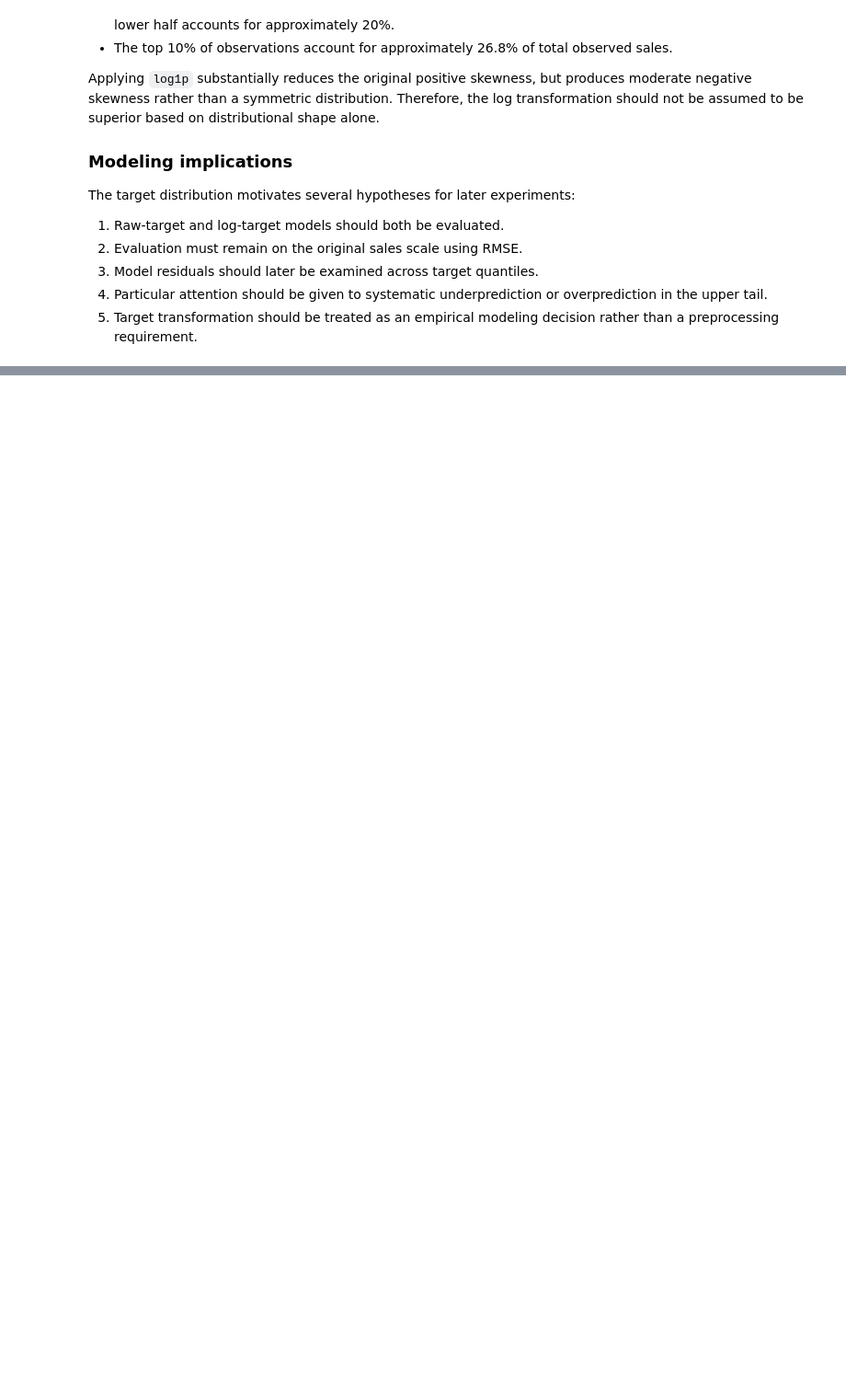
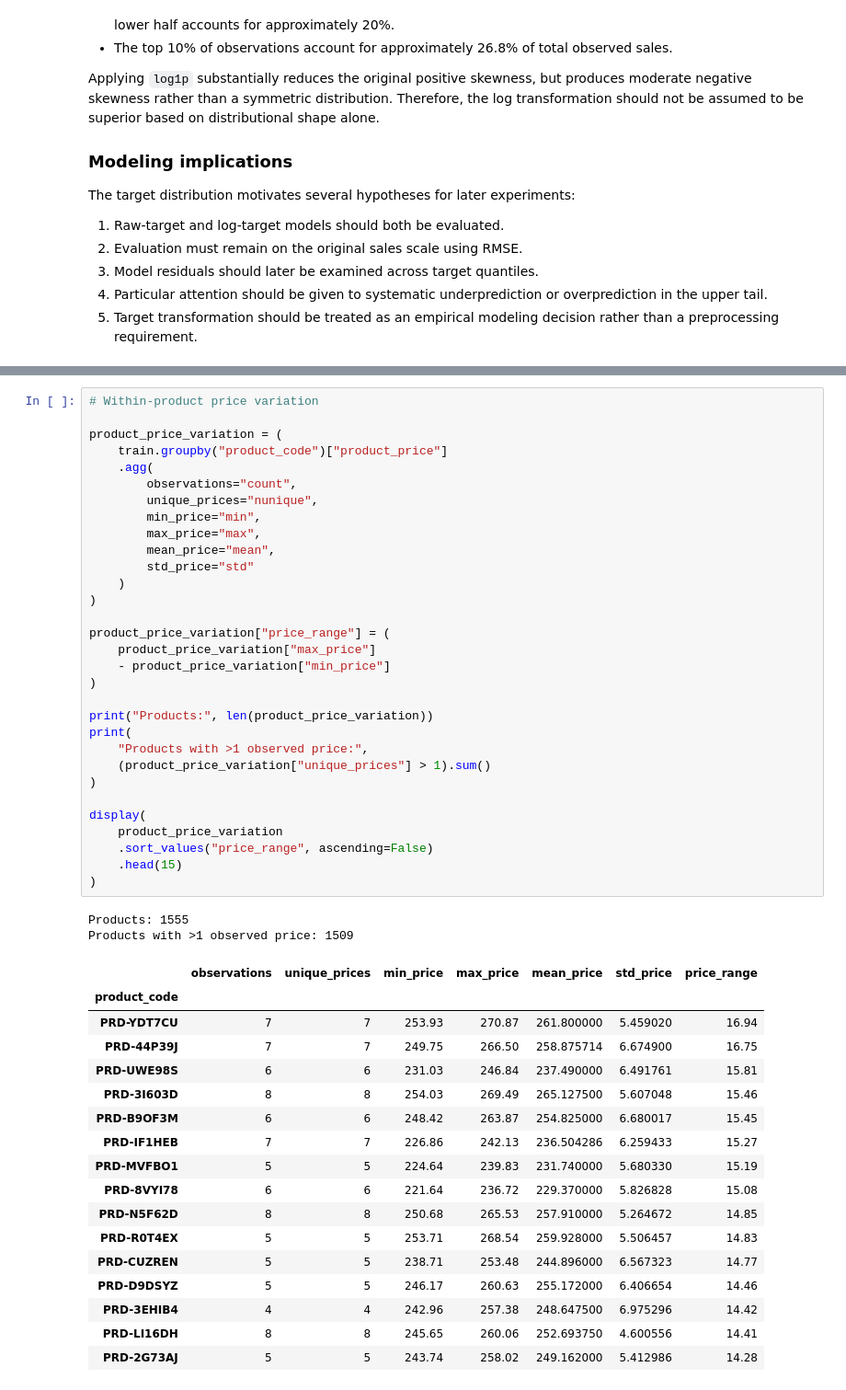
Before and after one commit to Successdada/DSN-26, a Jupyter notebook: Notebooks/data_audit.ipynb, the cells around one changed output, grey strips where cells are left out. Shown at 92% size. Saved outputs shown, nothing was run; the diff lists cells and outputs as text; blank space fills up the shorter version.

```diff
--- a/Notebooks/data_audit.ipynb
+++ b/Notebooks/data_audit.ipynb
@@ -2258,0 +2159,51 @@ display(fat_category_distribution)
+# %%
+# Within-product price variation
+
+product_price_variation = (
+    train.groupby("product_code")["product_price"]
+    .agg(
+        observations="count",
+        unique_prices="nunique",
+        min_price="min",
+        max_price="max",
+        mean_price="mean",
+        std_price="std"
+    )
+)
+
+product_price_variation["price_range"] = (
+    product_price_variation["max_price"]
+    - product_price_variation["min_price"]
+)
+
+print("Products:", len(product_price_variation))
+print(
+    "Products with >1 observed price:",
+    (product_price_variation["unique_prices"] > 1).sum()
+)
+
+display(
+    product_price_variation
+    .sort_values("price_range", ascending=False)
+    .head(15)
+)
+# %% [output]
+Products: 1555
+Products with >1 observed price: 1509
+|  | observations | unique_prices | min_price | max_price | mean_price | std_price | price_range |
+| product_code |  |  |  |  |  |  |  |
+| PRD-YDT7CU | 7 | 7 | 253.93 | 270.87 | 261.800000 | 5.459020 | 16.94 |
+| PRD-44P39J | 7 | 7 | 249.75 | 266.50 | 258.875714 | 6.674900 | 16.75 |
+| PRD-UWE98S | 6 | 6 | 231.03 | 246.84 | 237.490000 | 6.491761 | 15.81 |
+| PRD-3I603D | 8 | 8 | 254.03 | 269.49 | 265.127500 | 5.607048 | 15.46 |
+| PRD-B9OF3M | 6 | 6 | 248.42 | 263.87 | 254.825000 | 6.680017 | 15.45 |
+| PRD-IF1HEB | 7 | 7 | 226.86 | 242.13 | 236.504286 | 6.259433 | 15.27 |
+| PRD-MVFBO1 | 5 | 5 | 224.64 | 239.83 | 231.740000 | 5.680330 | 15.19 |
+| PRD-8VYI78 | 6 | 6 | 221.64 | 236.72 | 229.370000 | 5.826828 | 15.08 |
+| PRD-N5F62D | 8 | 8 | 250.68 | 265.53 | 257.910000 | 5.264672 | 14.85 |
+| PRD-R0T4EX | 5 | 5 | 253.71 | 268.54 | 259.928000 | 5.506457 | 14.83 |
+| PRD-CUZREN | 5 | 5 | 238.71 | 253.48 | 244.896000 | 6.567323 | 14.77 |
+| PRD-D9DSYZ | 5 | 5 | 246.17 | 260.63 | 255.172000 | 6.406654 | 14.46 |
+| PRD-3EHIB4 | 4 | 4 | 242.96 | 257.38 | 248.647500 | 6.975296 | 14.42 |
+| PRD-LI16DH | 8 | 8 | 245.65 | 260.06 | 252.693750 | 4.600556 | 14.41 |
+| PRD-2G73AJ | 5 | 5 | 243.74 | 258.02 | 249.162000 | 5.412986 | 14.28 |
```
Also changed, not shown: parts of 104 cells of this notebook, 13 other files.
